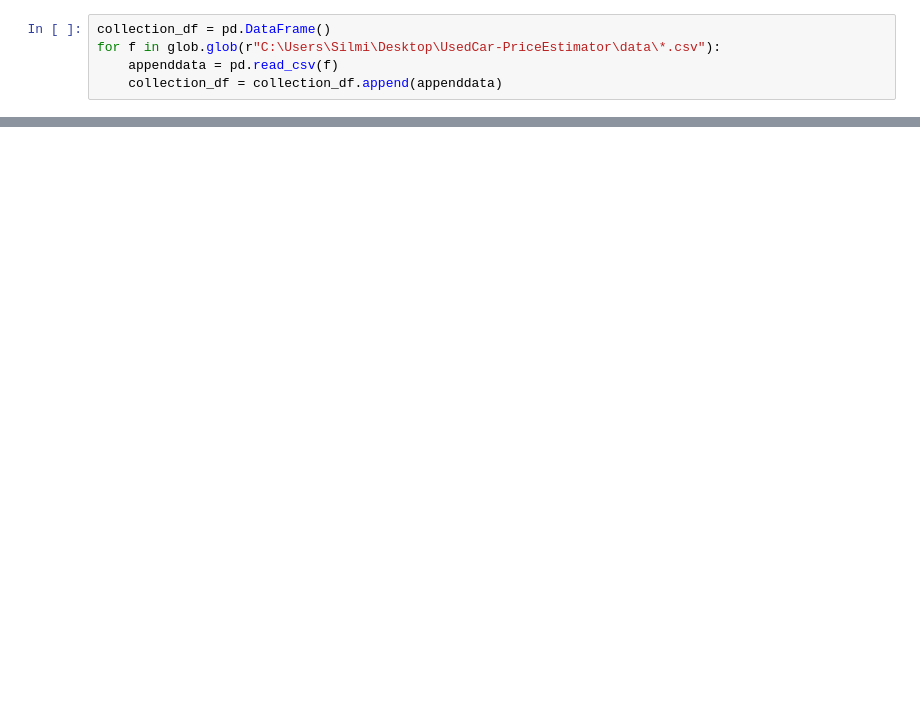
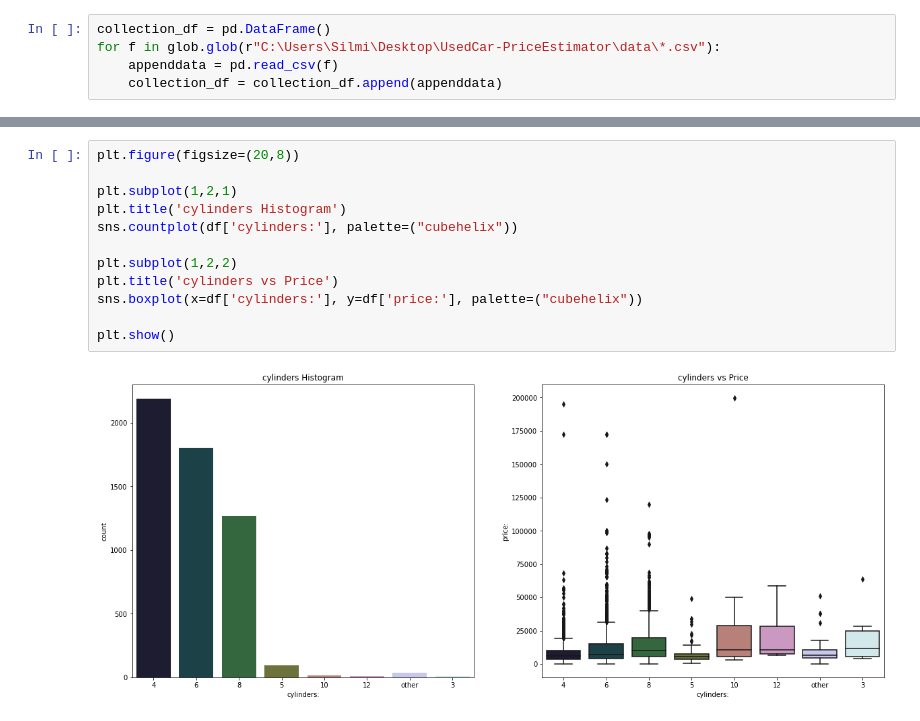
Before and after one commit to Mohammedsilmi9/UsedCar-PriceEstimator, a Jupyter notebook: vehicle_make_model_filter.ipynb, the cells around one changed output, grey strips where cells are left out. Cells and saved outputs as stored; diff of their text form; blank space fills up the shorter version.

```diff
--- a/vehicle_make_model_filter.ipynb
+++ b/vehicle_make_model_filter.ipynb
@@ -65,0 +211,14 @@ df.tail()
+# %%
+plt.figure(figsize=(20,8))
+
+plt.subplot(1,2,1)
+plt.title('cylinders Histogram')
+sns.countplot(df['cylinders:'], palette=("cubehelix"))
+
+plt.subplot(1,2,2)
+plt.title('cylinders vs Price')
+sns.boxplot(x=df['cylinders:'], y=df['price:'], palette=("cubehelix"))
+
+plt.show()
+# %% [output]
+[figure, added]
```
Also changed, not shown: parts of 25 cells of this notebook.
